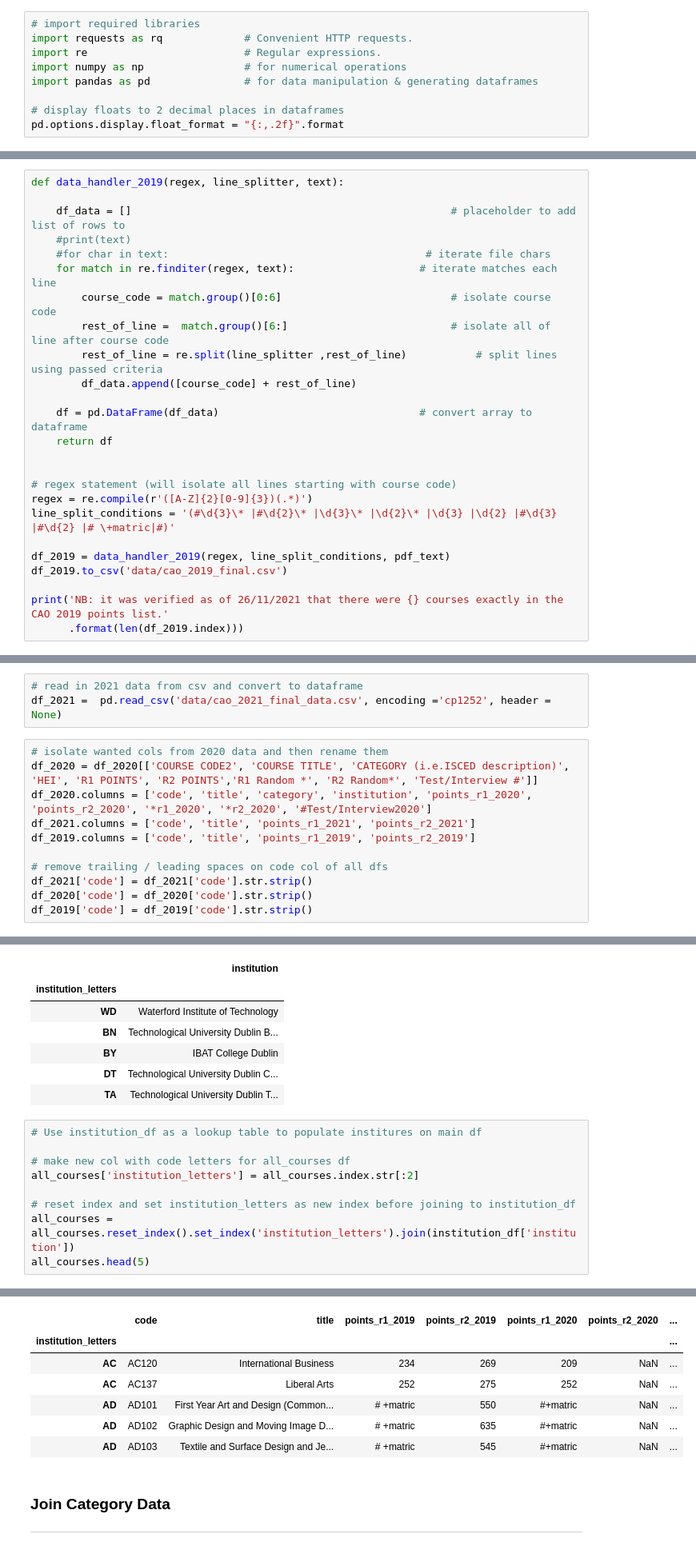
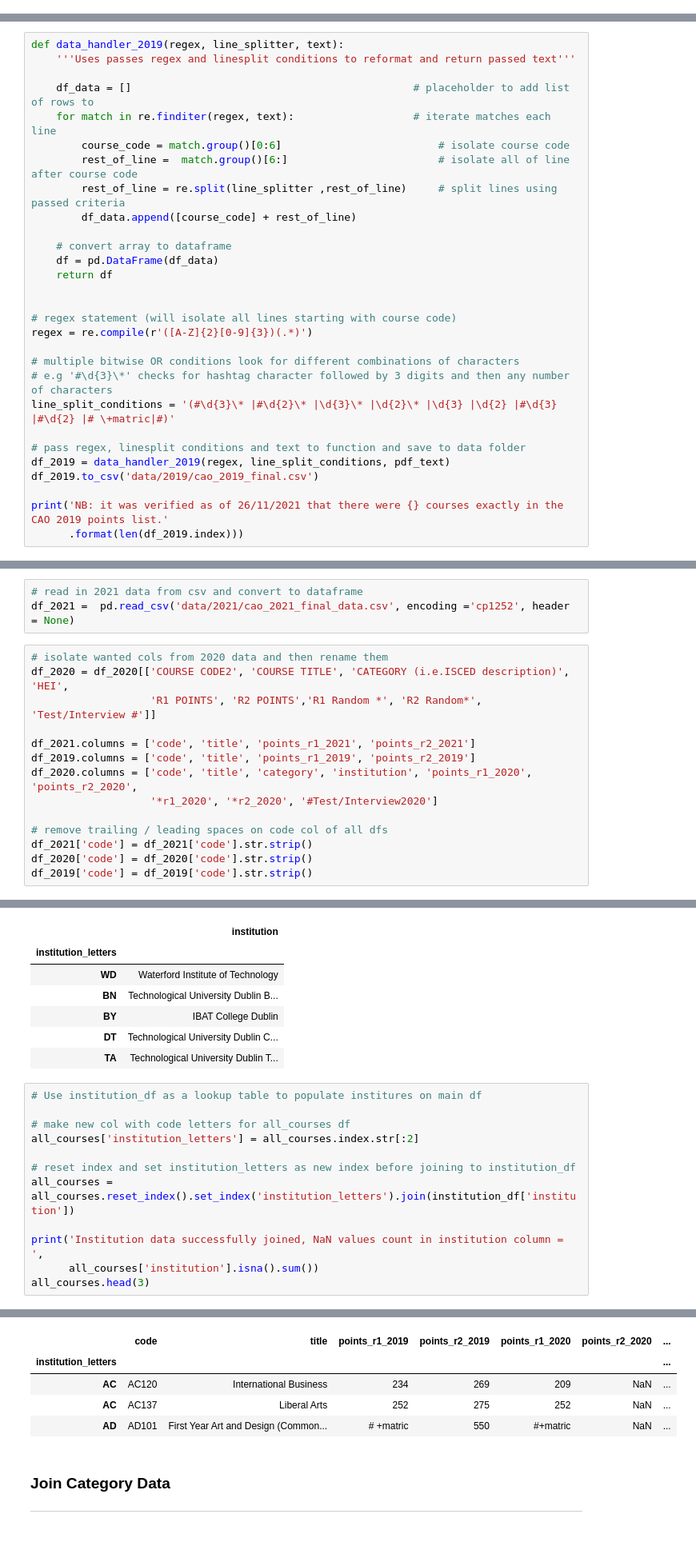
Before and after one commit to CiaranMoran27/playing_with_jupyter, a Jupyter notebook: cao.ipynb, the cells around one changed output, grey strips where cells are left out. Shown: that part at 80% size. Drawn from its saved outputs; the diff is of its cells as text.

```diff
--- a/cao.ipynb
+++ b/cao.ipynb
@@ -7,9 +10,0 @@
-# %%
-# import required libraries
-import requests as rq             # Convenient HTTP requests.
-import re                         # Regular expressions.
-import numpy as np                # for numerical operations
-import pandas as pd               # for data manipulation & generating dataframes
-
-# display floats to 2 decimal places in dataframes
-pd.options.display.float_format = "{:,.2f}".format
@@ -146,25 +171,29 @@ pdf_text = scrape_pdf_from_website(url)
 # %%
 def data_handler_2019(regex, line_splitter, text):
+    '''Uses passes regex and linesplit conditions to reformat and return passed text'''
 
-    df_data = []                                                   # placeholder to add list of rows to
-    #print(text)
-    #for char in text:                                         # iterate file chars
-    for match in re.finditer(regex, text):                    # iterate matches each line
-        course_code = match.group()[0:6]                           # isolate course code
-        rest_of_line =  match.group()[6:]                          # isolate all of line after course code
-        rest_of_line = re.split(line_splitter ,rest_of_line)           # split lines using passed criteria
+    df_data = []                                             # placeholder to add list of rows to
+    for match in re.finditer(regex, text):                   # iterate matches each line
+        course_code = match.group()[0:6]                         # isolate course code
+        rest_of_line =  match.group()[6:]                        # isolate all of line after course code
+        rest_of_line = re.split(line_splitter ,rest_of_line)     # split lines using passed criteria
         df_data.append([course_code] + rest_of_line)
 
-    df = pd.DataFrame(df_data)                                # convert array to dataframe
+    # convert array to dataframe
+    df = pd.DataFrame(df_data)
     return df
 
 
 # regex statement (will isolate all lines starting with course code)
 regex = re.compile(r'([A-Z]{2}[0-9]{3})(.*)')
+
+# multiple bitwise OR conditions look for different combinations of characters
+# e.g '#\d{3}\*' checks for hashtag character followed by 3 digits and then any number of characters
 line_split_conditions = '(#\d{3}\* |#\d{2}\* |\d{3}\* |\d{2}\* |\d{3} |\d{2} |#\d{3} |#\d{2} |# \+matric|#)'
 
+# pass regex, linesplit conditions and text to function and save to data folder
 df_2019 = data_handler_2019(regex, line_split_conditions, pdf_text)
-df_2019.to_csv('data/cao_2019_final.csv')
+df_2019.to_csv('data/2019/cao_2019_final.csv')
 
 print('NB: it was verified as of 26/11/2021 that there were {} courses exactly in the CAO 2019 points list.'
       .format(len(df_2019.index)))
@@ -197,12 +226,15 @@ Name: 929, dtype: object
 # %%
 # read in 2021 data from csv and convert to dataframe
-df_2021 =  pd.read_csv('data/cao_2021_final_data.csv', encoding ='cp1252', header = None)
+df_2021 =  pd.read_csv('data/2021/cao_2021_final_data.csv', encoding ='cp1252', header = None)
 # %%
 # isolate wanted cols from 2020 data and then rename them
-df_2020 = df_2020[['COURSE CODE2', 'COURSE TITLE', 'CATEGORY (i.e.ISCED description)', 'HEI', 'R1 POINTS', 'R2 POINTS','R1 Random *', 'R2 Random*', 'Test/Interview #']]
-df_2020.columns = ['code', 'title', 'category', 'institution', 'points_r1_2020', 'points_r2_2020', '*r1_2020', '*r2_2020', '#Test/Interview2020']
+df_2020 = df_2020[['COURSE CODE2', 'COURSE TITLE', 'CATEGORY (i.e.ISCED description)', 'HEI',
+                   'R1 POINTS', 'R2 POINTS','R1 Random *', 'R2 Random*', 'Test/Interview #']]
+
 df_2021.columns = ['code', 'title', 'points_r1_2021', 'points_r2_2021']
 df_2019.columns = ['code', 'title', 'points_r1_2019', 'points_r2_2019']
+df_2020.columns = ['code', 'title', 'category', 'institution', 'points_r1_2020', 'points_r2_2020',
+                   '*r1_2020', '*r2_2020', '#Test/Interview2020']
 
 # remove trailing / leading spaces on code col of all dfs
 df_2021['code'] = df_2021['code'].str.strip()
@@ -331,5 +369,8 @@ all_courses['institution_letters'] = all_courses.index.str[:2]
 
 # reset index and set institution_letters as new index before joining to institution_df
 all_courses = all_courses.reset_index().set_index('institution_letters').join(institution_df['institution'])
-all_courses.head(5)
+
+print('Institution data successfully joined, NaN values count in institution column = ',
+      all_courses['institution'].isna().sum())
+all_courses.head(3)
 # %% [output]
@@ -336,10 +378,8 @@ all_courses.head(5)
 |  | code | title | points_r1_2019 | points_r2_2019 | points_r1_2020 | points_r2_2020 | ... |
 | institution_letters |  |  |  |  |  |  | ... |
 | AC | AC120 | International Business | 234 | 269 | 209 | NaN | ... |
 | AC | AC137 | Liberal Arts | 252 | 275 | 252 | NaN | ... |
 | AD | AD101 | First Year Art and Design (Common... | # +matric | 550 | #+matric | NaN | ... |
-| AD | AD102 | Graphic Design and Moving Image D... | # +matric | 635 | #+matric | NaN | ... |
-| AD | AD103 | Textile and Surface Design and Je... | # +matric | 545 | #+matric | NaN | ... |
 # %% [markdown]
 ### Join Category Data
 ***
```
Also changed, not shown: parts of 61 cells of this notebook, 19 other files.
